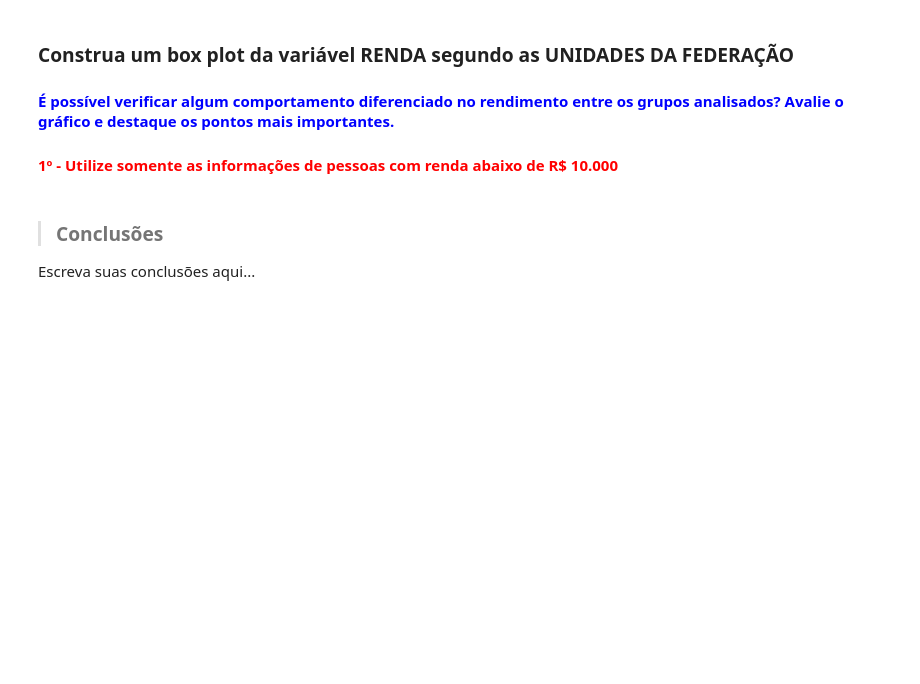
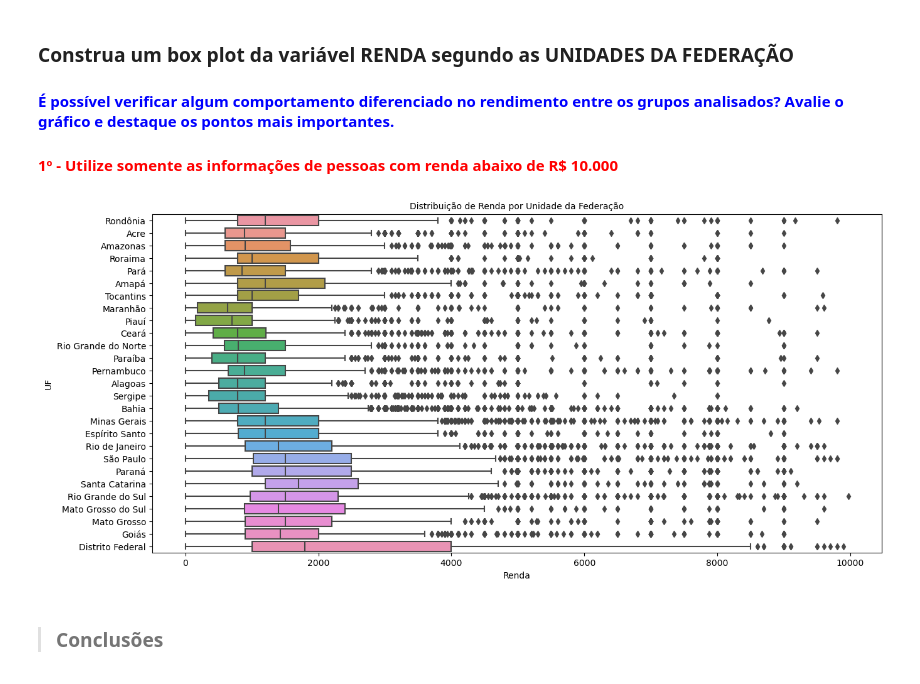
Before and after one commit to RichardRosenblat/alura-estatistica-com-python-parte-1, a Jupyter notebook: Análise_Descritiva.ipynb, the cells around one changed output. Drawn from its saved outputs; the diff is of its cells as text; code cells hidden in the pictures; blank space fills up the shorter version.

```diff
--- a/Análise_Descritiva.ipynb
+++ b/Análise_Descritiva.ipynb
@@ -472,7 +659,20 @@ Escreva suas conclusões aqui...
 ### Construa um box plot da variável RENDA segundo as UNIDADES DA FEDERAÇÃO
 #### <font color='blue'>É possível verificar algum comportamento diferenciado no rendimento entre os grupos analisados? Avalie o gráfico e destaque os pontos mais importantes.</font>
 #### <font color='red'>1º - Utilize somente as informações de pessoas com renda abaixo de R$ 10.000</font>
+# %%
+ax = sns.boxplot(
+    x='Renda',
+    y='UF',
+    data=ds.query('Renda < 10000'),
+    orient='h'
+)
+
+ax.figure.set_size_inches(15, 7)
+ax.set_title('Distribuição de Renda por Unidade da Federação', fontsize=10)
+ax.set_yticklabels((uf.values()))
+
+plt.show()
+# %% [output]
+[figure, added]
 # %% [markdown]
 > ### Conclusões
-
-Escreva suas conclusões aqui...
```
Also changed, not shown: parts of 24 cells of this notebook.
